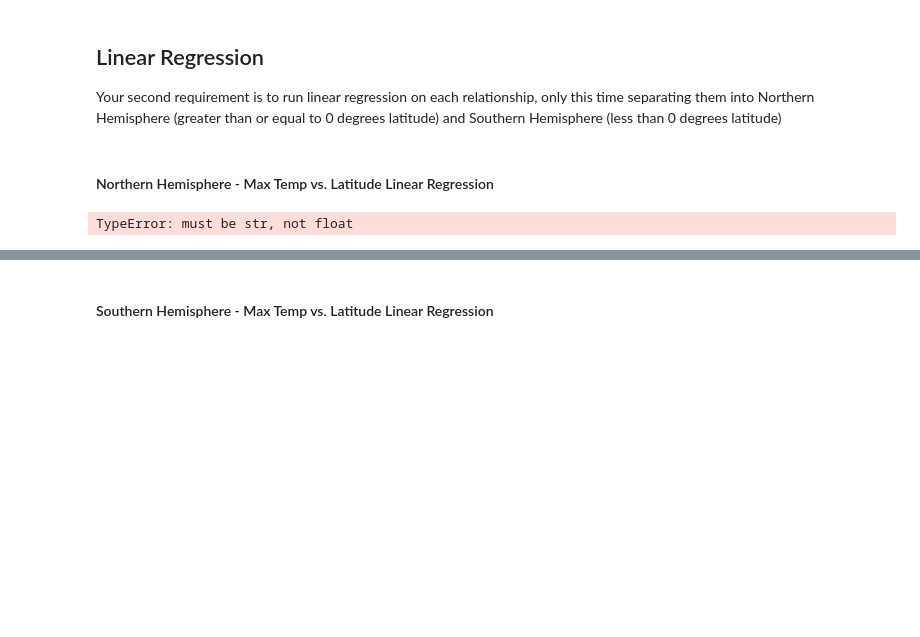
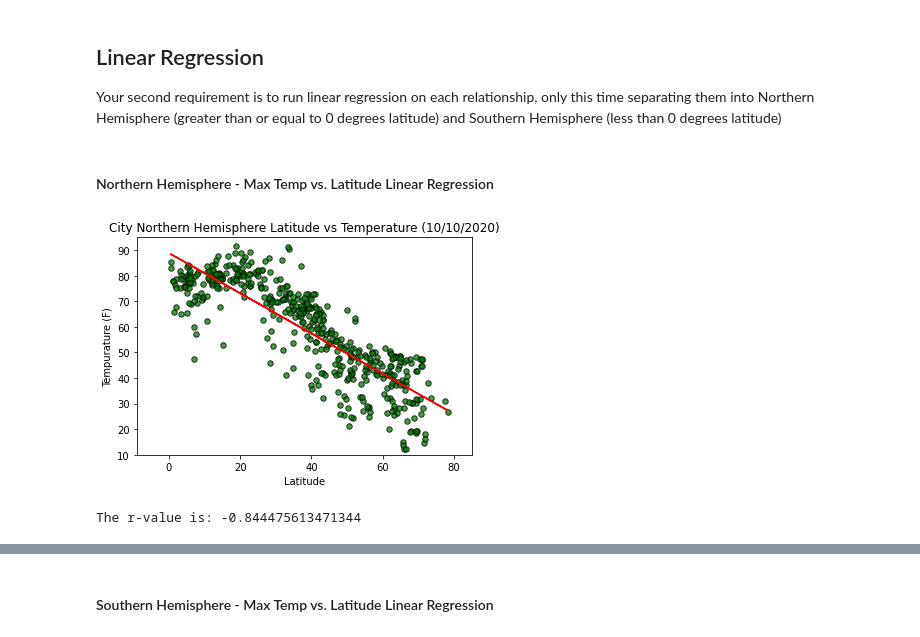
Before and after one commit to JeniLam/Python_API_Challenge, a Jupyter notebook: WeatherPy/WeatherPy.ipynb, the cells around one changed output, grey strips where cells are left out. Saved outputs shown, nothing was run; the diff lists cells and outputs as text; code cells hidden in the pictures; blank space fills up the shorter version.

Commit message:
Adds NHem Linear Regression vs Temp code and png

```diff
--- a/WeatherPy/WeatherPy.ipynb
+++ b/WeatherPy/WeatherPy.ipynb
@@ -309,26 +311,29 @@ Your second requirement is to run linear regression on each relationship, only t
 # %% [markdown]
 ####  Northern Hemisphere - Max Temp vs. Latitude Linear Regression
 # %%
-x_values = city_data.loc[city_data['Latitude']>=0]
-y_value = city_data['Temperature']
+northern_hem = city_data.loc[city_data['Latitude']>=0]
 
-(slope, intercept, rvalue, pvalue, stderr) = st.linregress(x_values, y_value)
-regress_value = x_values * slope + intercept
+x_values = northern_hem['Latitude']
+y_values = northern_hem['Temperature']
 
+(slope, intercept, rvalue, pvalue, stderr) = linregress(x_values, y_values)
+regress_values = x_values * slope + intercept
 line_eq = "y = " + str(round(slope,2)) + "x + " + str(round(intercept,2))
 
-plt.scatter(x_values, y_value, marker="o", facecolors="green", edgecolors="black",
+plt.scatter(x_values, y_values, marker="o", facecolors="green", edgecolors="black",
             s=30, alpha=0.75)
-plt.plot(x_values,regress_value,"r-")
-plt.annotate(line_eq,(20,36),fontsize=15,color="red")
-plt.xlim(-50, 85)
+plt.plot(x_values,regress_values,"r-")
+plt.annotate(line_eq,(-10,30),fontsize=15,color="red")
+plt.xlim(-9, 85)
 plt.ylim(10,95 )
-plt.title('City Latitude vs Temperature (10/10/2020)')
+plt.title('City Northern Hemisphere Latitude vs Temperature (10/10/2020)')
 plt.xlabel('Latitude')
 plt.ylabel('Tempurature (F)')
+plt.savefig('Outputs/Lat_vs_Temp_Northern.png')
 plt.show()
-# plt.savefig('Outputs/Lat_vs_Temp_Northern.png')
 
-# print(f'The r-value is: )
+
+print(f'The r-value is: {rvalue}')
 # %% [output]
+[figure, added]
-TypeError: must be str, not float
+The r-value is: -0.844475613471344
```
Also changed, not shown: parts of 5 cells of this notebook, 1 other file.
